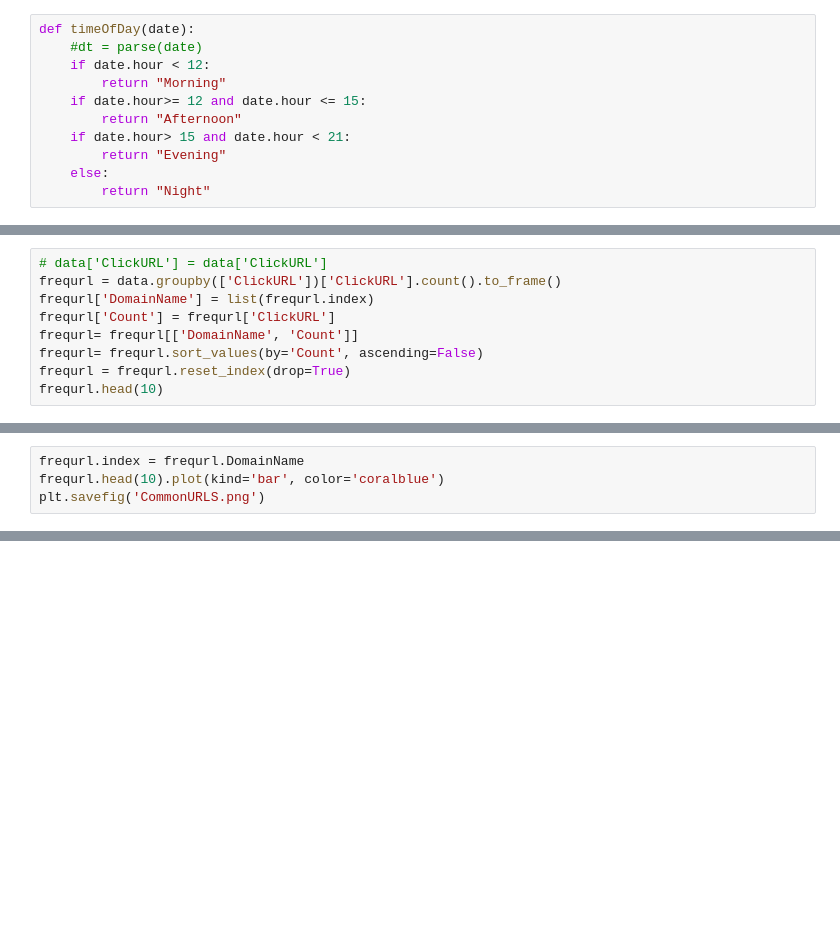
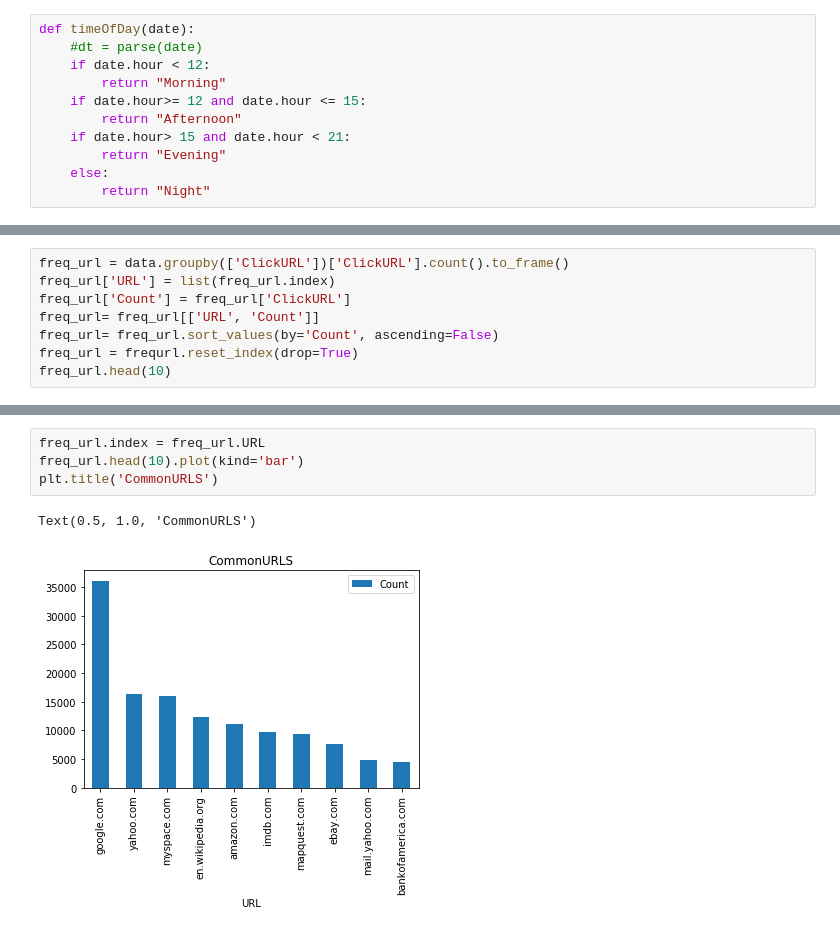
Before and after one commit to bordeprashant/AOL_Task, a Jupyter notebook: Data_Task.ipynb, the cells around one changed output, grey strips where cells are left out. Drawn from its saved outputs; the diff is of its cells as text; blank space fills up the shorter version.

```diff
--- a/Data_Task.ipynb
+++ b/Data_Task.ipynb
@@ -86,9 +54,0 @@ plt.savefig('MostSearchedQueries.png')
-# %%
-# data['ClickURL'] = data['ClickURL']
-frequrl = data.groupby(['ClickURL'])['ClickURL'].count().to_frame()
-frequrl['DomainName'] = list(frequrl.index)
-frequrl['Count'] = frequrl['ClickURL']
-frequrl= frequrl[['DomainName', 'Count']]
-frequrl= frequrl.sort_values(by='Count', ascending=False)
-frequrl = frequrl.reset_index(drop=True)
-frequrl.head(10)
@@ -107,4 +54,0 @@ frequrl.head(10)
-# %%
-frequrl.index = frequrl.DomainName
-frequrl.head(10).plot(kind='bar', color='coralblue')
-plt.savefig('CommonURLS.png')
@@ -140,0 +95,8 @@ plt.show()
+# %%
+freq_url = data.groupby(['ClickURL'])['ClickURL'].count().to_frame()
+freq_url['URL'] = list(freq_url.index)
+freq_url['Count'] = freq_url['ClickURL']
+freq_url= freq_url[['URL', 'Count']]
+freq_url= freq_url.sort_values(by='Count', ascending=False)
+freq_url = frequrl.reset_index(drop=True)
+freq_url.head(10)
@@ -140,0 +115,7 @@ plt.show()
+# %%
+freq_url.index = freq_url.URL
+freq_url.head(10).plot(kind='bar')
+plt.title('CommonURLS')
+# %% [output]
+Text(0.5, 1.0, 'CommonURLS')
+[figure, added]
```
Also changed, not shown: parts of 67 cells of this notebook.
